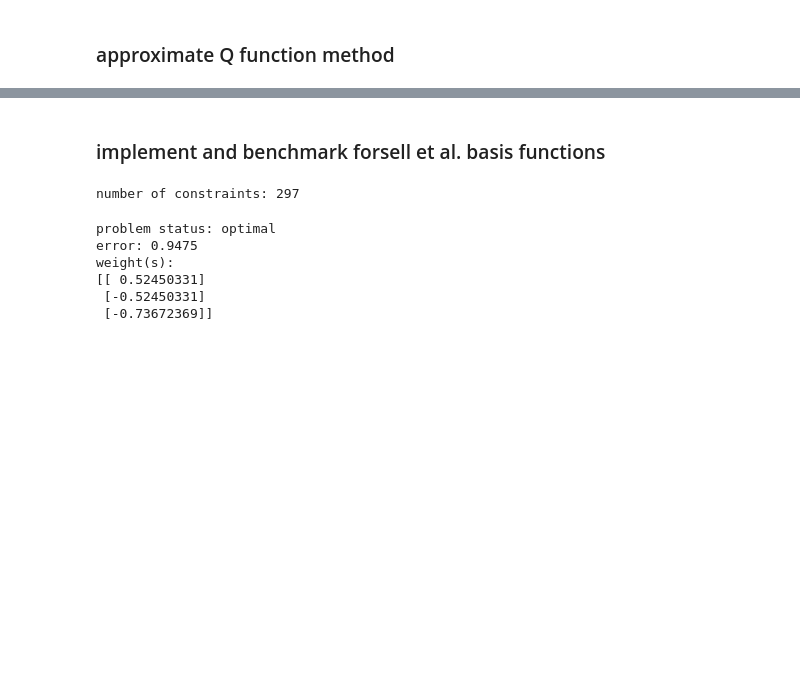
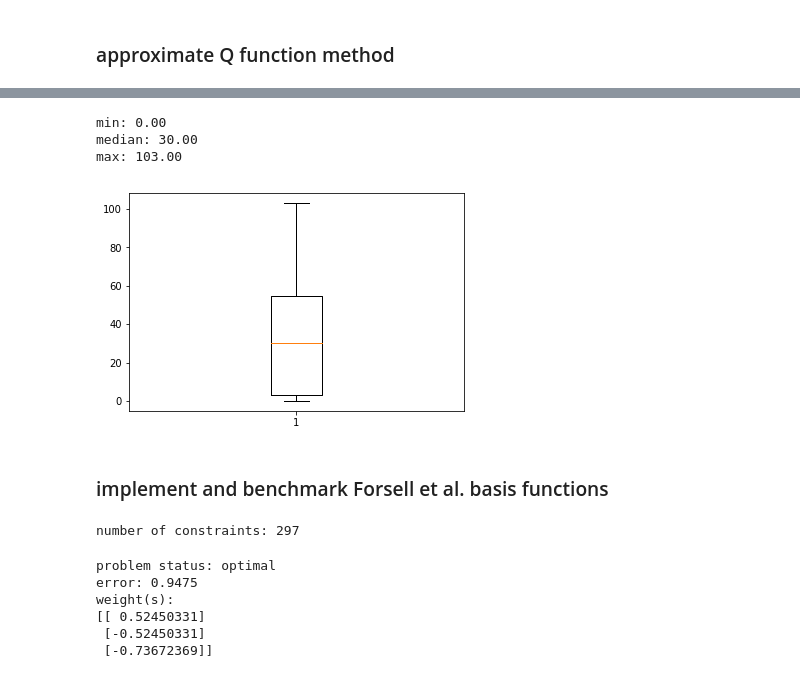
Before and after one commit to rhaksar/control-large-GMDPs, a Jupyter notebook: ebola outbreak/ebola simulations.ipynb, the cells around one changed output, grey strips where cells are left out. Saved outputs shown, nothing was run; the diff lists cells and outputs as text; code cells hidden in the pictures; blank space fills up the shorter version.

```diff
--- a/ebola outbreak/ebola simulations.ipynb
+++ b/ebola outbreak/ebola simulations.ipynb
@@ -353,5 +428,16 @@ max: 102.50
+# %%
+plt.boxplot(dt_Qw)
+
+print('min: %0.2f' %np.amin(dt_Qw))
+print('median: %0.2f' %np.median(dt_Qw))
+print('max: %0.2f' %np.amax(dt_Qw))
+# %% [output]
+min: 0.00
+median: 30.00
+max: 103.00
+[figure, added]
 # %% [markdown]
-### implement and benchmark forsell et al. basis functions
+### implement and benchmark Forsell et al. basis functions
 # %%
 phi = Variable()
 w = Variable(3)
```
Also changed, not shown: parts of 26 cells of this notebook, 1 other file.
